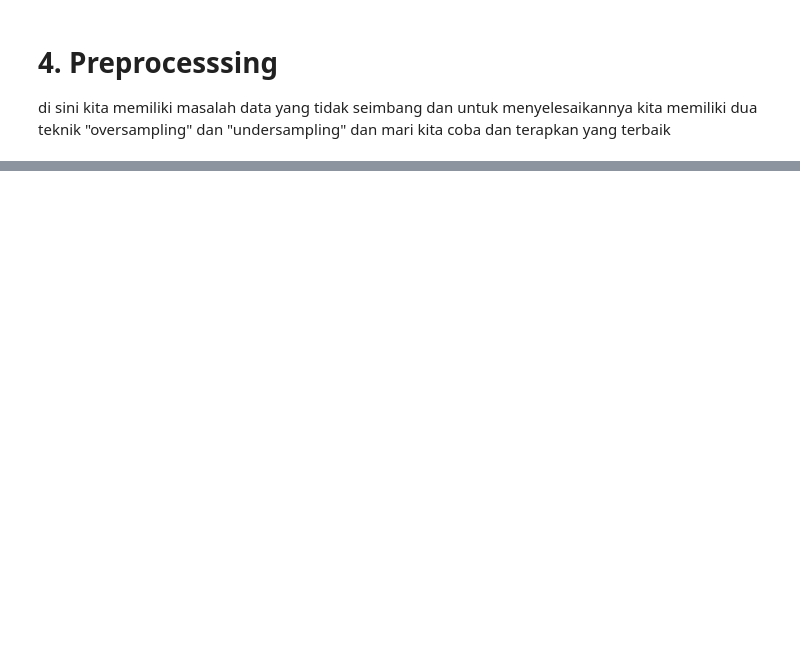
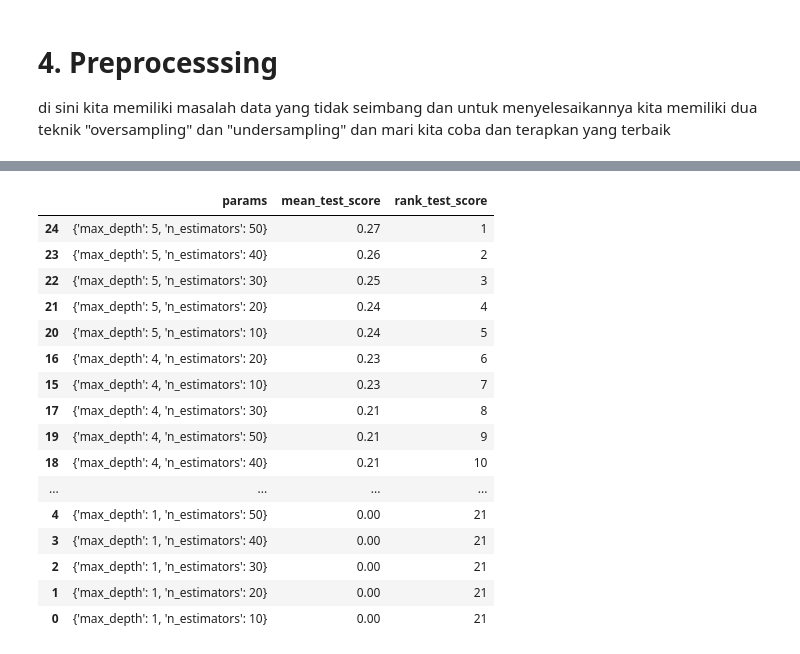
Before and after one commit to simonhosea/Project-Customer-Bank-Churn, a Jupyter notebook: Final_Project_Bank_Customer_Churn.ipynb, the cells around one changed output, grey strips where cells are left out. Saved outputs shown, nothing was run; the diff lists cells and outputs as text; code cells hidden in the pictures; blank space fills up the shorter version.

```diff
--- a/Final_Project_Bank_Customer_Churn.ipynb
+++ b/Final_Project_Bank_Customer_Churn.ipynb
@@ -325,0 +249,4 @@ weighted avg       0.67      0.67      0.67      1223
+# %%
+#One Hot encoding
+df = pd.get_dummies(df, columns =["country", "gender"], drop_first = False)
+df.head()
@@ -325,0 +300,9 @@ weighted avg       0.67      0.67      0.67      1223
+# %%
+# the usual splitting
+from sklearn.model_selection import train_test_split
+
+X = df.drop(columns='churn').to_numpy()
+y = df[['churn']].to_numpy()
+y = y.reshape(len(y),)
+
+X_train, X_test, y_train, y_test = train_test_split(X, y, test_size=0.20, random_state=42)
@@ -325,0 +333,23 @@ weighted avg       0.67      0.67      0.67      1223
+# %%
+# the results
+cv_result = pd.DataFrame(rf_clf_gridcv.cv_results_)
+retain_cols = ['params','mean_test_score','rank_test_score']
+cv_result[retain_cols].sort_values('rank_test_score')
+# %% [output]
+|  | params | mean_test_score | rank_test_score |
+| 24 | {'max_depth': 5, 'n_estimators': 50} | 0.27 | 1 |
+| 23 | {'max_depth': 5, 'n_estimators': 40} | 0.26 | 2 |
+| 22 | {'max_depth': 5, 'n_estimators': 30} | 0.25 | 3 |
+| 21 | {'max_depth': 5, 'n_estimators': 20} | 0.24 | 4 |
+| 20 | {'max_depth': 5, 'n_estimators': 10} | 0.24 | 5 |
+| 16 | {'max_depth': 4, 'n_estimators': 20} | 0.23 | 6 |
+| 15 | {'max_depth': 4, 'n_estimators': 10} | 0.23 | 7 |
+| 17 | {'max_depth': 4, 'n_estimators': 30} | 0.21 | 8 |
+| 19 | {'max_depth': 4, 'n_estimators': 50} | 0.21 | 9 |
+| 18 | {'max_depth': 4, 'n_estimators': 40} | 0.21 | 10 |
+| ... | ... | ... | ... |
+| 4 | {'max_depth': 1, 'n_estimators': 50} | 0.00 | 21 |
+| 3 | {'max_depth': 1, 'n_estimators': 40} | 0.00 | 21 |
+| 2 | {'max_depth': 1, 'n_estimators': 30} | 0.00 | 21 |
+| 1 | {'max_depth': 1, 'n_estimators': 20} | 0.00 | 21 |
+| 0 | {'max_depth': 1, 'n_estimators': 10} | 0.00 | 21 |
```
Also changed, not shown: parts of 22 cells of this notebook.
